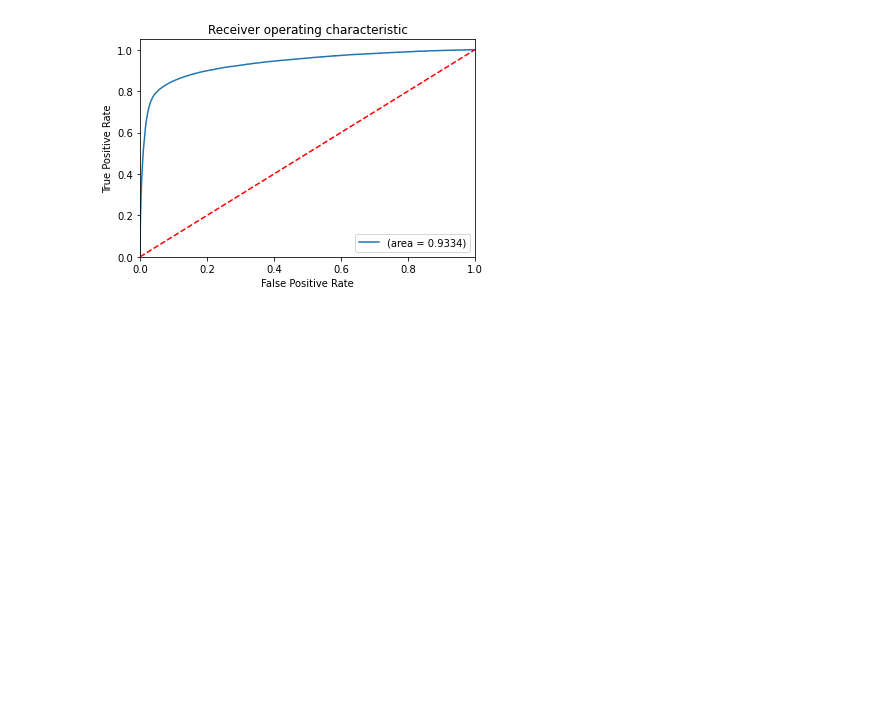
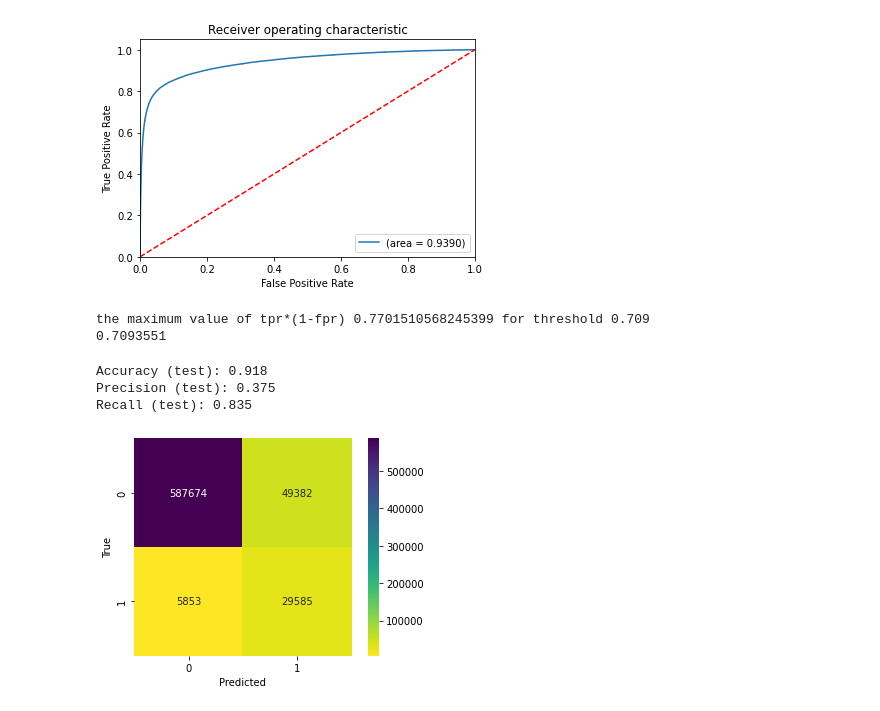
Before and after one commit to ChihTeHsu/SummerProject, a Jupyter notebook: NN.ipynb, the cells around one changed output. Cells and saved outputs as stored; diff of their text form; code cells hidden in the pictures; blank space fills up the shorter version.

```diff
--- a/NN.ipynb
+++ b/NN.ipynb
@@ -367,7 +678,8 @@ class CategoricalFeatureTokenizer(tf.keras.layers.Layer):
 class EncBlock(tf.keras.layers.Layer):
     def __init__(self, embed_dim, d_model, num_heads, ff_dim, rate=0.):
         super(EncBlock, self).__init__()
-        self.att = MultiHeadAttention(d_model=d_model, num_heads=num_heads, output_dim=embed_dim)
+        #self.att = MultiHeadAttention(d_model=d_model, num_heads=num_heads, output_dim=embed_dim)
+        self.att = tf.keras.layers.MultiHeadAttention(num_heads=num_heads, key_dim=d_model, dropout=rate)
         self.ffn = tf.keras.Sequential([
             tf.keras.layers.Dense(ff_dim, activation="leaky_relu"),
             tf.keras.layers.Dense(embed_dim),
@@ -378,7 +690,8 @@ class EncBlock(tf.keras.layers.Layer):
         self.dropout2 = tf.keras.layers.Dropout(rate)
 
     def call(self, inputs, training):
-        attn_output, _ = self.att(inputs, inputs, inputs)
+        #attn_output, _ = self.att(inputs, inputs, inputs)
+        attn_output = self.att(inputs, inputs, inputs)
         attn_output = self.dropout1(attn_output, training=training)
         out1 = self.layernorm1(inputs + attn_output)
         ffn_output = self.ffn(out1)
@@ -386,7 +699,7 @@ class EncBlock(tf.keras.layers.Layer):
         return self.layernorm2(out1 + ffn_output)
 
 VARLEN = X_train.shape[1] # Variable size for each sample
-EMBED_DIM = 8
+EMBED_DIM = 16
 D_MODEL = 16
 NUM_HEADS = 1  # Number of attention heads
 FF_DIM = 16
@@ -403,13 +716,13 @@ mask = tf.where( tf.math.is_nan(inputs), 0., 1. ) # w/ real value = 1, w/o real
 
 #n_token = BatchNormFCLayer(decay=DECAY)(inputs, mask)
 n_token = GBN(BATCH_SIZE, VIRTUAL_BATCH, decay=DECAY)(inputs, mask)
-n_token = NumericalFeatureTokenizer(VARLEN, 4, True, 'uniform')(n_token)
-c_token = CategoricalFeatureTokenizer(CARDINALITIES, EMBED_DIM-4, True, 'uniform')(mask)
+n_token = NumericalFeatureTokenizer(VARLEN, 8, True, 'uniform')(n_token)
+c_token = CategoricalFeatureTokenizer(CARDINALITIES, EMBED_DIM-8, True, 'uniform')(mask)
 x = tf.concat([n_token, c_token], axis=2)
 
 x = EncBlock(EMBED_DIM, D_MODEL, NUM_HEADS, FF_DIM)(x)
 x = tf.keras.layers.Flatten()(x)
-x = tf.keras.layers.Dense(256, activation="leaky_relu")(x)
+x = tf.keras.layers.Dense(512, activation="leaky_relu")(x)
 x = tf.keras.layers.Dropout(0.1)(x)
 x = tf.keras.layers.BatchNormalization()(x)
 x = tf.keras.layers.Dense(32, activation="leaky_relu")(x)
@@ -422,7 +735,8 @@ outputs = tf.keras.layers.Dense(1, activation="linear")(x)
 model = tf.keras.Model(inputs=inputs, outputs=outputs)
 
 model.compile(optimizer=tf.keras.optimizers.Adam(learning_rate=0.001, amsgrad=True),
-              loss=tf.keras.losses.BinaryCrossentropy(from_logits=True),
+              #loss=tf.keras.losses.BinaryCrossentropy(from_logits=True),
+              loss=roc_auc_loss,
               metrics=[tf.keras.metrics.AUC(from_logits=True)])
 
 import tempfile
@@ -510,3 +824,38 @@ plt.legend(loc="lower right")
 plt.show()
 # %% [output]
 [figure]
+# %%
+def find_best_threshold(threshould, fpr, tpr):
+   #optimal_idx = np.argmax(tpr - fpr)
+   optimal_idx = np.argmax(tpr*(1-fpr))
+   optimal_threshold = threshould[optimal_idx]
+   # (tpr*(1-fpr)) will be maximum if your fpr is very low and tpr is very high
+   print("the maximum value of tpr*(1-fpr)", max(tpr*(1-fpr)), "for threshold", np.round(optimal_threshold,3))
+   return optimal_threshold
+THRESHOLD = find_best_threshold(thresholds, False_positive_rate, Recall)
+print(THRESHOLD)
+# %% [output]
+the maximum value of tpr*(1-fpr) 0.7701510568245399 for threshold 0.709
+0.7093551
+# %%
+from sklearn.metrics import accuracy_score, precision_score, recall_score, confusion_matrix, precision_recall_curve
+import seaborn as sns
+
+y_pred_test = (y_pred.numpy() > THRESHOLD).astype('float')
+
+acc_test = accuracy_score(y_test, y_pred_test)
+prec_test = precision_score(y_test, y_pred_test)
+rec_test = recall_score(y_test, y_pred_test)
+print(f'''Accuracy (test): {acc_test:.3f}
+Precision (test): {prec_test:.3f}
+Recall (test): {rec_test:.3f}''')
+
+cm = confusion_matrix(y_test, y_pred_test)
+ax = sns.heatmap(cm, cmap='viridis_r', annot=True, fmt='d', square=True)
+ax.set_xlabel('Predicted')
+ax.set_ylabel('True');
+# %% [output]
+Accuracy (test): 0.918
+Precision (test): 0.375
+Recall (test): 0.835
+[figure, added]
```
Also changed, not shown: parts of 9 cells of this notebook.
